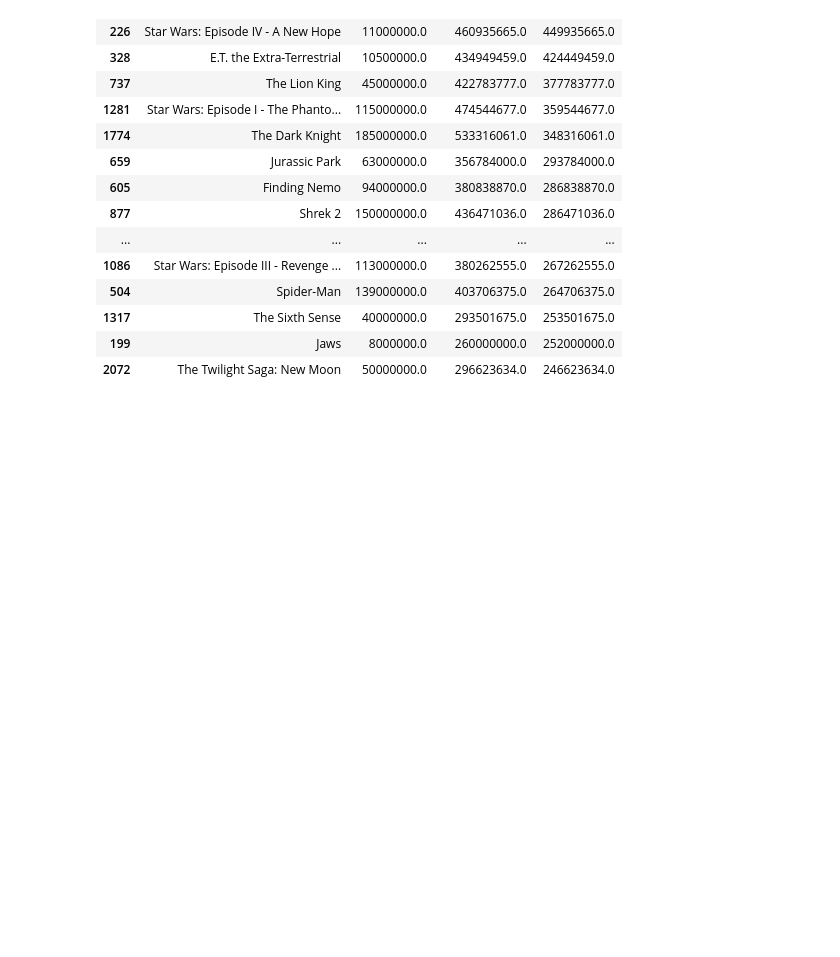
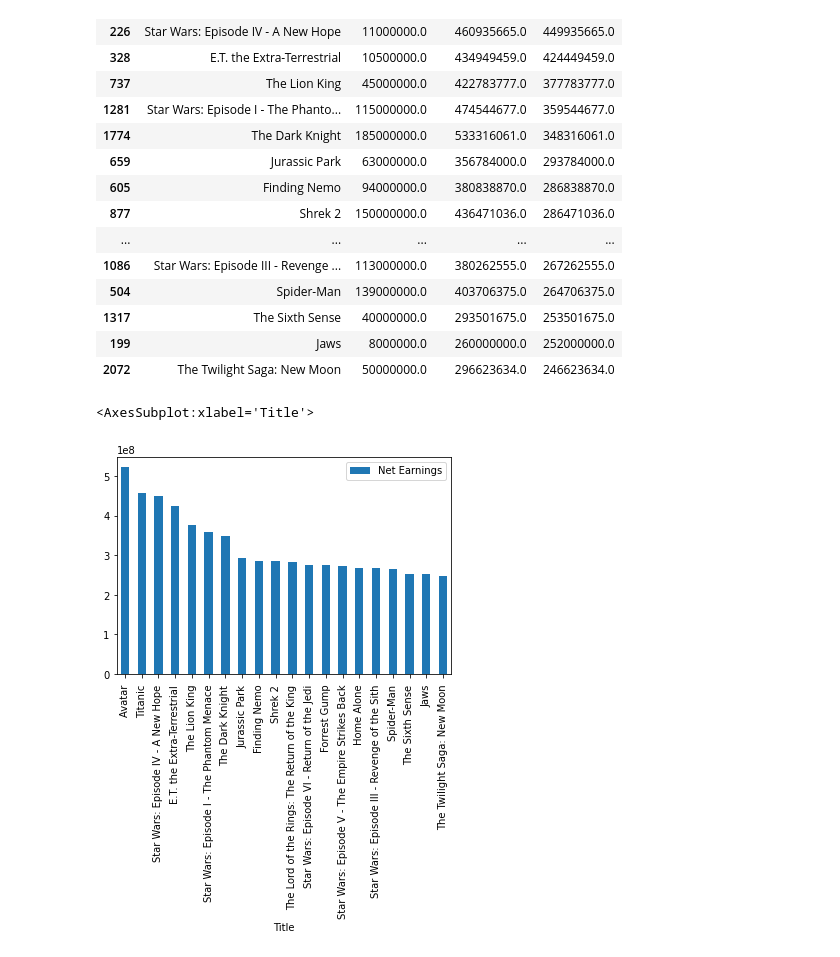
Before and after one commit to matiasp/binder, a Jupyter notebook: ExcelCase/mitt_program.ipynb, the cells around one changed output. Drawn from its saved outputs; the diff is of its cells as text; code cells hidden in the pictures; blank space fills up the shorter version.

Commit message:
Add plot in excel case

```diff
--- a/ExcelCase/mitt_program.ipynb
+++ b/ExcelCase/mitt_program.ipynb
@@ -78,5 +89,10 @@ output
 | 1317 | The Sixth Sense | 40000000.0 | 293501675.0 | 253501675.0 |
 | 199 | Jaws | 8000000.0 | 260000000.0 | 252000000.0 |
 | 2072 | The Twilight Saga: New Moon | 50000000.0 | 296623634.0 | 246623634.0 |
+# %%
+output.plot(kind="bar", x="Title", y="Net Earnings")
+# %% [output]
+<AxesSubplot:xlabel='Title'>
+[figure, added]
 # %%
 output.to_excel("output.xls")
```
Also changed, not shown: parts of 1 cell of this notebook, 1 other file.
